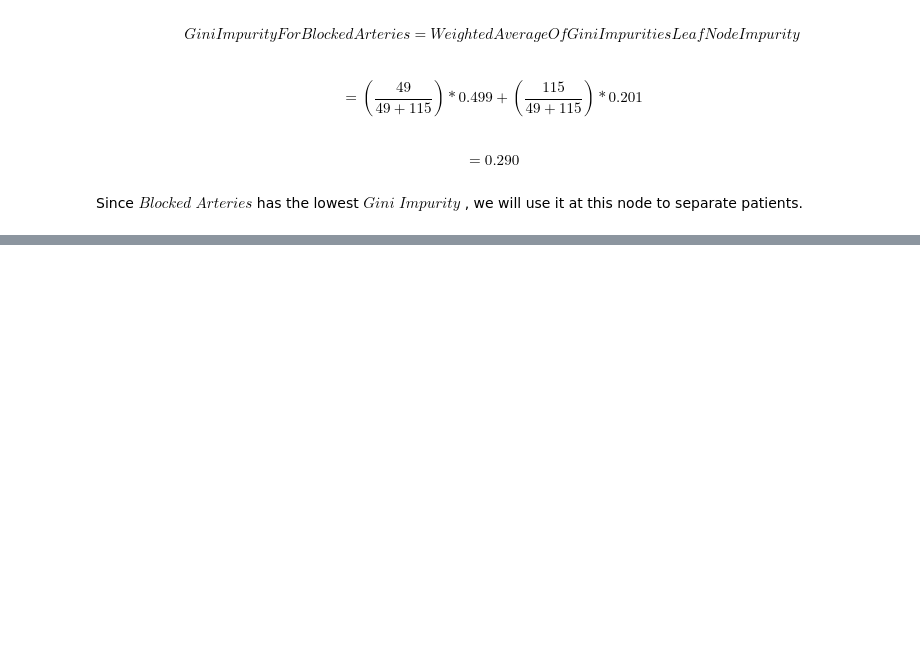
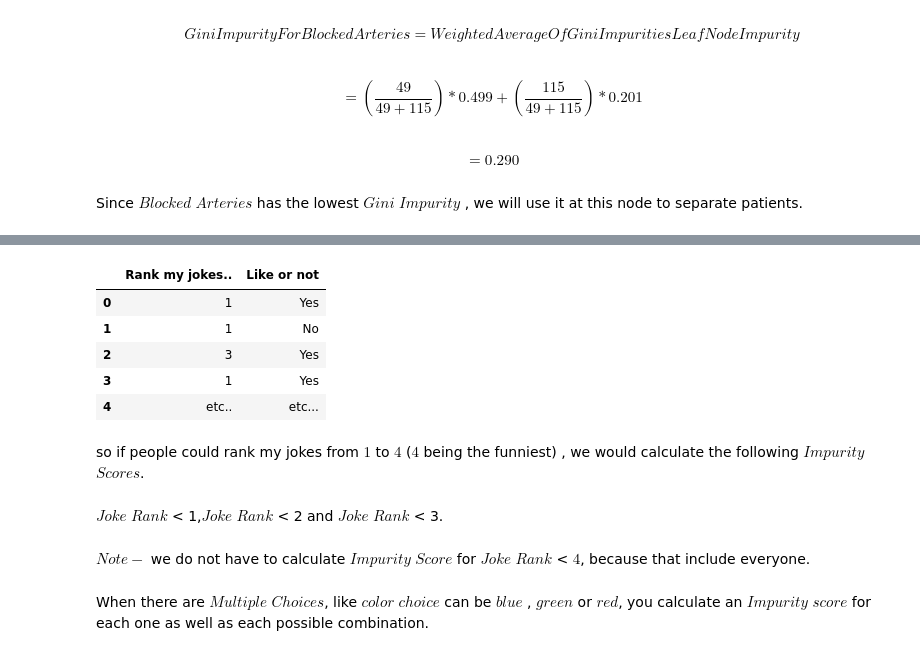
Before and after one commit to rahul6796/Decision_Tree, a Jupyter notebook: How Decision Tree Work Actually For Classification.ipynb, the cells around one changed output, grey strips where cells are left out. Saved outputs shown, nothing was run; the diff lists cells and outputs as text; code cells hidden in the pictures; blank space fills up the shorter version.

```diff
--- a/How Decision Tree Work Actually For Classification.ipynb
+++ b/How Decision Tree Work Actually For Classification.ipynb
@@ -365,0 +513,23 @@ Since $Blocked$ $Arteries$ has the lowest $Gini$ $Impurity$ , we will use it at
+# %%
+data2 = pd.DataFrame()
+# %%
+data2['Rank my jokes..'] = [1,1,3,1,'etc..']
+# %%
+data2['Like or not'] = ['Yes','No','Yes','Yes','etc...']
+# %%
+data2.head()
+# %% [output]
+|  | Rank my jokes.. | Like or not |
+| 0 | 1 | Yes |
+| 1 | 1 | No |
+| 2 | 3 | Yes |
+| 3 | 1 | Yes |
+| 4 | etc.. | etc... |
+# %% [markdown]
+so if people could rank my jokes from $1$ to $4$ ($4$ being the funniest) , we would calculate the following $Impurity$  $Scores$.
+# %% [markdown]
+$Joke$ $Rank$ < 1,$Joke$ $Rank$ < 2 and $Joke$ $Rank$ < 3.
+# %% [markdown]
+$Note-$ we do not have to calculate $Impurity$ $Score$ for $Joke$ $Rank$ < $4$, because that include everyone.
+# %% [markdown]
+When there are $Multiple$ $Choices$, like $color$  $choice$ can be $blue$ , $green$ or $red$, you calculate an $Impurity$ $score$ for each one as well as each possible combination.
```
Also changed, not shown: parts of 61 cells of this notebook.
